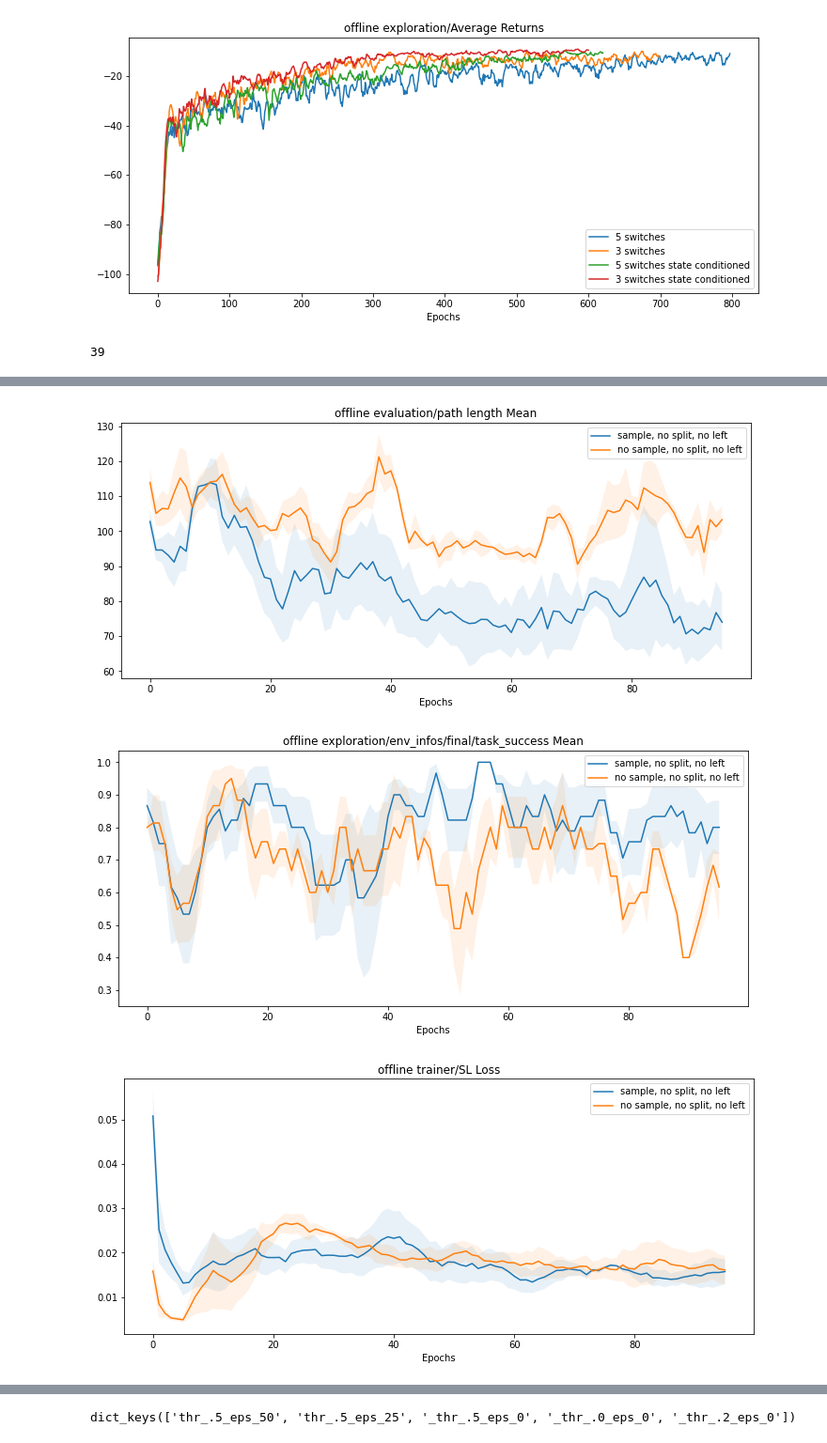
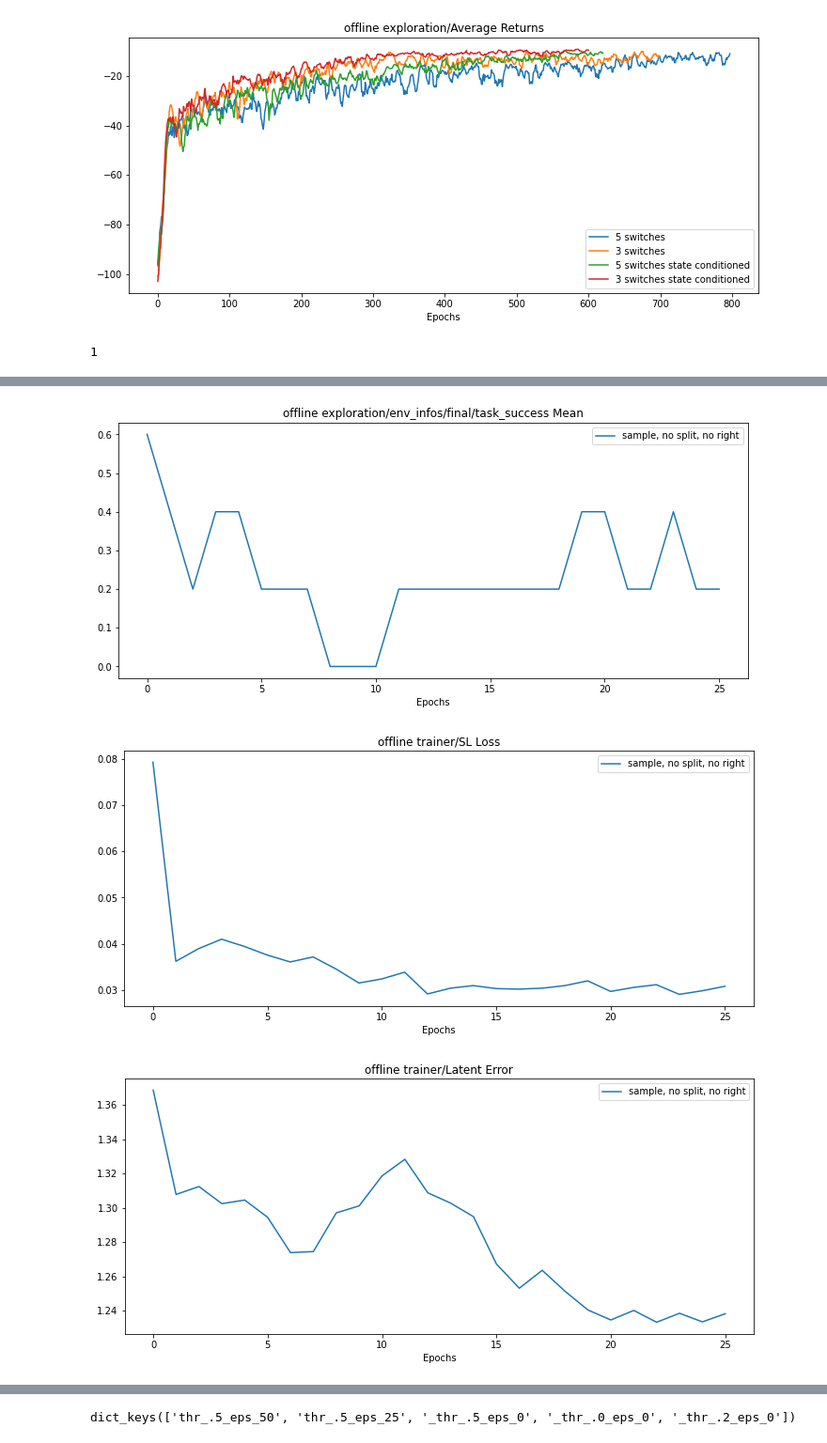
Before and after one commit to 00schen/CursorControl, a Jupyter notebook: image/plots.ipynb, the cells around one changed output, grey strips where cells are left out. Shown at 94% size. Saved outputs shown, nothing was run; the diff lists cells and outputs as text; code cells hidden in the pictures.

```diff
--- a/image/plots.ipynb
+++ b/image/plots.ipynb
@@ -201,36 +201,25 @@ dfs = Reader().read(paths, name='progress.csv')
 for df in dfs:
     df.columns = df.columns.get_level_values(0)
 
-metrics = ['evaluation/env_infos/final/task_success Mean', 'evaluation/path length Mean',
+metrics = ['evaluation/env_infos/final/task_success Mean',
            'exploration/env_infos/final/task_success Mean', 'trainer/SL Loss',
            'trainer/Latent Error', 'trainer/Gradient Norm']
 
 print(len(dfs))
 
-i0 = [0, 1, 2], 'sample, no split, all'
-i1 = [3, 4, 5], 'sample, no split, no right'
-i2 = [6, 7, 8], 'sample, no split, no left'
-i3 = [9, 10, 11], 'sample, no split, no mid'
+i0 = [0], 'sample, no split, no right'
+i1 = [3, 4, 5], 'sample, no split, no left'
+i2 = [6, 7, 8], 'sample, no split, no mid'
+i3 = [9, 10, 11], 'sample, no split, all'
 
-i4 = [12, 13, 14], 'sample, split, all'
-i5 = [15, 16, 17], 'sample, split, no right'
-i6 = [18, 19, 20], 'sample, split, no left'
-i7 = [21, 22, 23], 'sample, split, no mid'
-
-i8 = [24, 25, 26], 'no sample, no split, all'
-i9 = [27, 28, 29], 'no sample, no split, no right'
-i10 = [30, 31, 32], 'no sample, no split, no left'
-i11 = [33, 34, 35], 'no sample, no split, no mid'
-
-i12 = [36, 37, 38], 'no sample, split, all'
-i13 = [39, 40, 41], 'no sample, split, no right'
-i14 = [42, 43, 44], 'no sample, split, no left'
-i15 = [45, 46, 47], 'no sample, split, no mid'
+i4 = [12, 13, 14], 'sample, split, no right'
+i5 = [15, 16, 17], 'sample, split, no left'
+i6 = [18, 19, 20], 'sample, split, no mid'
+i7 = [21, 22, 23], 'sample, split, all'
 
 
-
-index_sets = [i2, i10] #[i24, i25, i26, i27, i28, i29]
+index_sets = [i0] #[i24, i25, i26, i27, i28, i29]
 window = 5
 plot(dfs, metrics)
 # %% [output]
-39
+1
@@ -238,3 +227,3 @@ plot(dfs, metrics)
-[figure, old version]
+[figure, new version]
-[figure, old version]
+[figure, new version]
-[figure, old version]
+[figure, new version]
```
Also changed, not shown: parts of 3 cells of this notebook, 4 other files.
